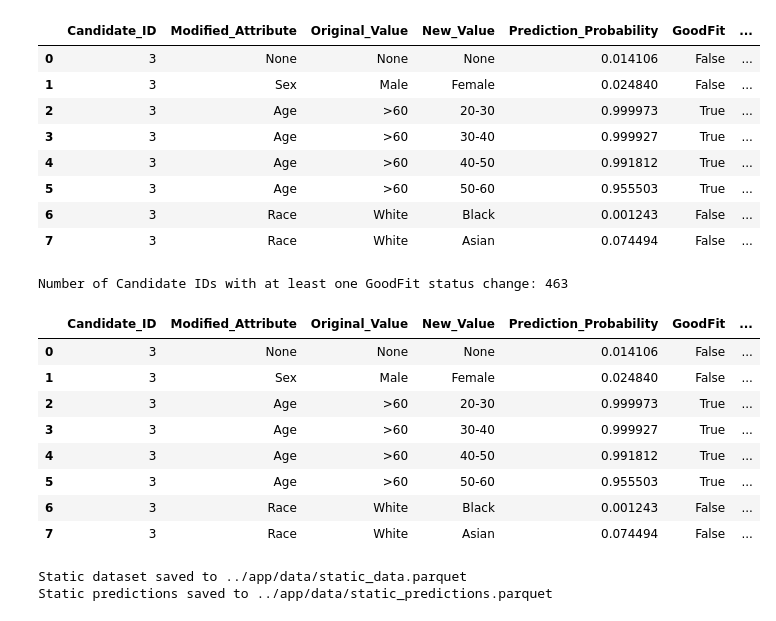
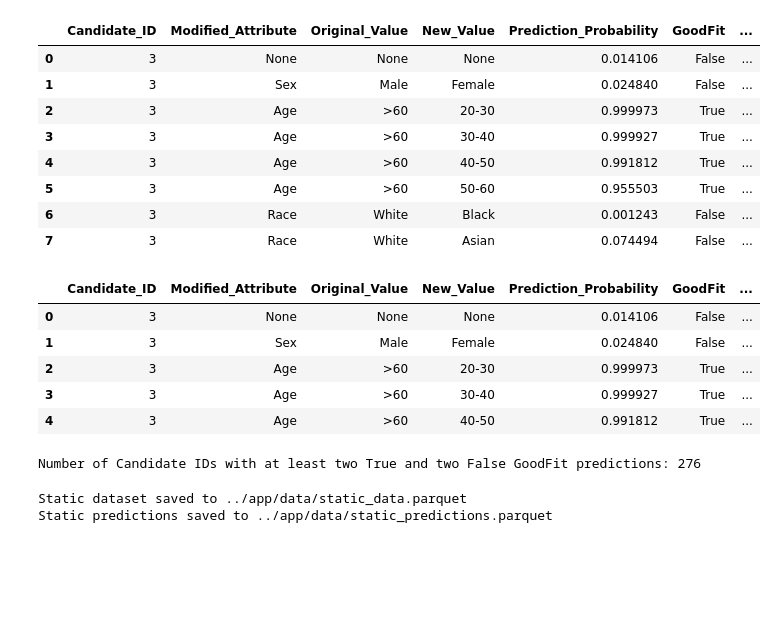
Before and after one commit to markuskuehnle/bias-fairness-mvp, a Jupyter notebook: notebooks/16_goodfit_prediction_static_data.ipynb, the cells around one changed output. Drawn from its saved outputs; the diff is of its cells as text; code cells hidden in the pictures; blank space fills up the shorter version.

```diff
--- a/notebooks/16_goodfit_prediction_static_data.ipynb
+++ b/notebooks/16_goodfit_prediction_static_data.ipynb
@@ -288,24 +288,28 @@ def has_goodfit_change(group):
     modification_rows = group[group["Modified_Attribute"].notna()]
     # Check if any modification has a GoodFit different from the original.
     return any(modification_rows["GoodFit"] != original_goodfit)
-# %%
-filtered_candidates = results_df.groupby("Candidate_ID").filter(has_goodfit_change)
-
-# Display the filtered DataFrame
-print("Number of Candidate IDs with at least one GoodFit status change:",
-      filtered_candidates["Candidate_ID"].nunique())
-display(filtered_candidates.head(8))
-# %% [output]
-Number of Candidate IDs with at least one GoodFit status change: 463
-|  | Candidate_ID | Modified_Attribute | Original_Value | New_Value | Prediction_Probability | GoodFit | ... |
-| 0 | 3 | None | None | None | 0.014106 | False | ... |
-| 1 | 3 | Sex | Male | Female | 0.024840 | False | ... |
-| 2 | 3 | Age | >60 | 20-30 | 0.999973 | True | ... |
-| 3 | 3 | Age | >60 | 30-40 | 0.999927 | True | ... |
-| 4 | 3 | Age | >60 | 40-50 | 0.991812 | True | ... |
-| 5 | 3 | Age | >60 | 50-60 | 0.955503 | True | ... |
-| 6 | 3 | Race | White | Black | 0.001243 | False | ... |
-| 7 | 3 | Race | White | Asian | 0.074494 | False | ... |
+# %%
+def has_at_least_two_each(group):
+    """Return True if the candidate group has at least two predictions with GoodFit True and two with GoodFit False."""
+    count_true = (group["GoodFit"] == True).sum()
+    count_false = (group["GoodFit"] == False).sum()
+    return count_true >= 2 and count_false >= 2
+
+# Filter the static_predictions dataframe to include only candidate groups that meet the criterion.
+filtered_candidates = results_df.groupby("Candidate_ID").filter(has_at_least_two_each)
+display(filtered_candidates.head())
+
+# (Optional) Display the number of candidates that meet the criterion.
+print("Number of Candidate IDs with at least two True and two False GoodFit predictions:",
+      filtered_candidates["Candidate_ID"].nunique())
+# %% [output]
+|  | Candidate_ID | Modified_Attribute | Original_Value | New_Value | Prediction_Probability | GoodFit | ... |
+| 0 | 3 | None | None | None | 0.014106 | False | ... |
+| 1 | 3 | Sex | Male | Female | 0.024840 | False | ... |
+| 2 | 3 | Age | >60 | 20-30 | 0.999973 | True | ... |
+| 3 | 3 | Age | >60 | 30-40 | 0.999927 | True | ... |
+| 4 | 3 | Age | >60 | 40-50 | 0.991812 | True | ... |
+Number of Candidate IDs with at least two True and two False GoodFit predictions: 276
 # %%
 static_data.to_parquet("../app/data/static_data.parquet", index=False)
 print("Static dataset saved to ../app/data/static_data.parquet")
```
Also changed, not shown: 2 other files.
